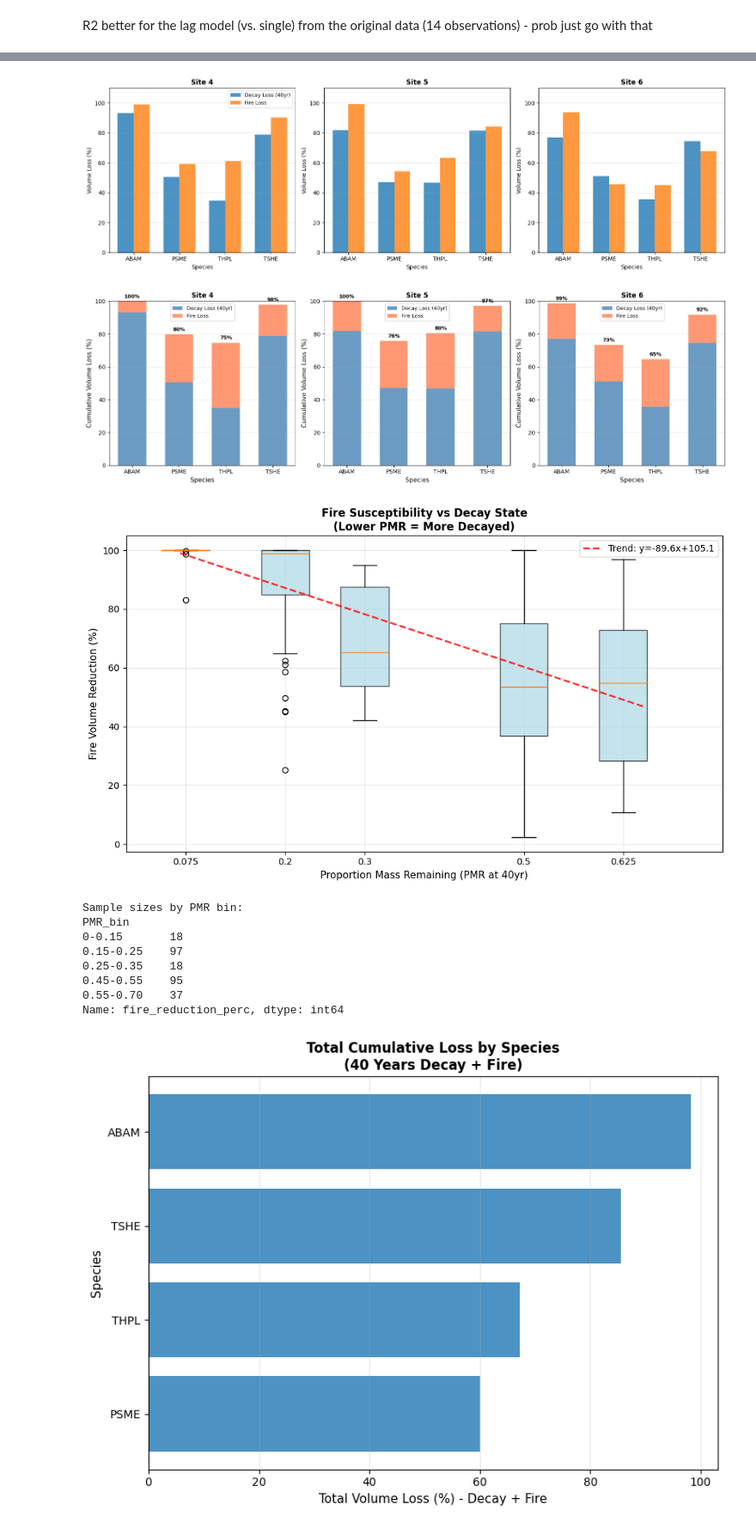
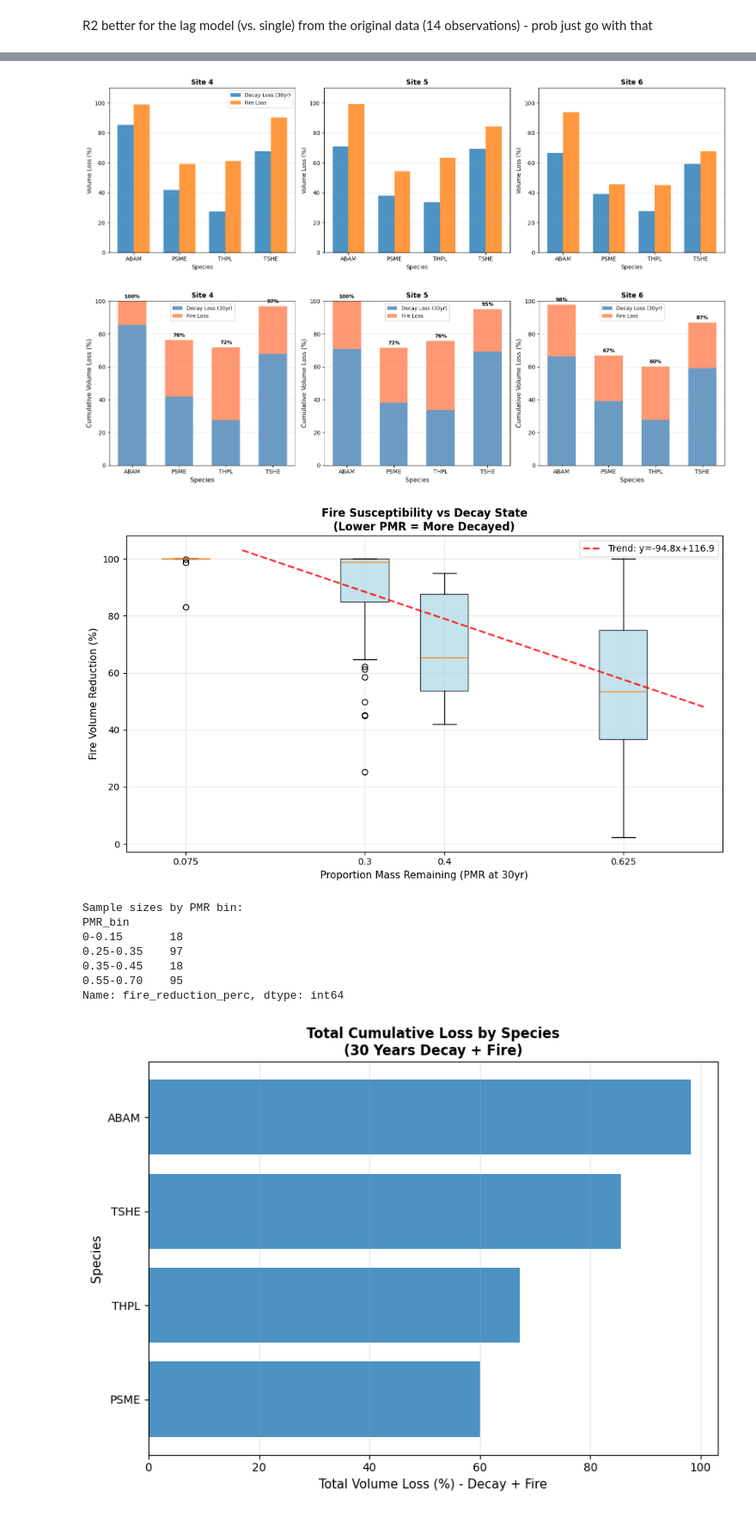
Before and after one commit to hayleypc/OR-Lookout_Fire, a Jupyter notebook: log_decomp_decay_modeling.ipynb, the cells around one changed output, grey strips where cells are left out. Shown at 86% size. Drawn from its saved outputs; the diff is of its cells as text; code cells hidden in the pictures.

```diff
--- a/log_decomp_decay_modeling.ipynb
+++ b/log_decomp_decay_modeling.ipynb
@@ -399,16 +399,16 @@ decay_site = df[(df['SITE'].isin(['1', '2', '3', '4', '5', '6'])) &
                  (df['SUBTYPE'] == 'X') &
                  (df['EQN_FORM'] == 'LAG')].copy()
 
-# Calculate PMR at 40 years
-t = 40
-decay_site['PMR_40yr'] = 1 - (1 - np.exp(-decay_site['DECAY_RATE'] * t))**decay_site['LAG']
+# Calculate PMR at 30 years
+t = 30
+decay_site['PMR_30yr'] = 1 - (1 - np.exp(-decay_site['DECAY_RATE'] * t))**decay_site['LAG']
 
 # Create a merge key
 decay_site['site'] = decay_site['SITE'].astype(int)
 decay_site['species'] = decay_site['LOG_SPECIES']
 
 # Merge with volume data
-merged = vol.merge(decay_site[['site', 'species', 'PMR_40yr', 'DECAY_RATE', 'LAG']],
+merged = vol.merge(decay_site[['site', 'species', 'PMR_30yr', 'DECAY_RATE', 'LAG']],
                    on=['site', 'species'],
                    how='left')
 
@@ -416,6 +416,6 @@ print("Merged dataset columns:")
 print(merged.columns.tolist())
 print("\nFirst few rows:")
 print(merged[['site', 'log_id', 'species', 'vol_init_m3', 'prefire_vol_m3',
-              'fire_reduction_perc', 'PMR_40yr']].head(10))
+              'fire_reduction_perc', 'PMR_30yr']].head(10))
 # %% [output]
 Merged dataset columns:
@@ -438,7 +438,7 @@ First few rows:
 # %%
 # Does the decay model predict prefire volume?
-merged['predicted_vol_40yr'] = merged['vol_init_m3'] * merged['PMR_40yr']
-merged['prediction_error'] = merged['prefire_vol_m3'] - merged['predicted_vol_40yr']
+merged['predicted_vol_30yr'] = merged['vol_init_m3'] * merged['PMR_30yr']
+merged['prediction_error'] = merged['prefire_vol_m3'] - merged['predicted_vol_30yr']
 merged['prediction_error_perc'] = (merged['prediction_error'] / merged['vol_init_m3']) * 100
 
 print("\n" + "="*80)
@@ -450,9 +450,9 @@ for species in sorted(merged['species'].dropna().unique()):
     print(f"\n{'='*80}")
     print(f"SPECIES: {species}")
     print('='*80)
-    species_data = merged[merged['species'] == species][['vol_init_m3', 'predicted_vol_40yr',
+    species_data = merged[merged['species'] == species][['vol_init_m3', 'predicted_vol_30yr',
                                                           'prefire_vol_m3', 'prediction_error',
-                                                          'prediction_error_perc', 'PMR_40yr']]
+                                                          'prediction_error_perc', 'PMR_30yr']]
     print(species_data.describe())
     print(f"\nNumber of logs: {len(species_data)}")
 
@@ -461,9 +461,9 @@ for species in sorted(merged['species'].dropna().unique()):
 print("\n" + "="*80)
 print("SIMPLIFIED SUMMARY: Mean Values by Species")
 print("="*80)
-simple_summary = merged.groupby('species')[['vol_init_m3', 'predicted_vol_40yr',
+simple_summary = merged.groupby('species')[['vol_init_m3', 'predicted_vol_30yr',
                                              'prefire_vol_m3', 'prediction_error',
-                                             'PMR_40yr']].mean()
+                                             'PMR_30yr']].mean()
 simple_summary['n_logs'] = merged.groupby('species').size()
 pd.options.display.float_format = '{:.4f}'.format
 print(simple_summary)
@@ -584,6 +584,6 @@ plt.show()
 # %%
 # Decay loss vs Fire loss
-merged['decay_loss_perc'] = (1 - merged['PMR_40yr']) * 100
+merged['decay_loss_perc'] = (1 - merged['PMR_30yr']) * 100
 merged['total_loss_perc'] = ((merged['vol_init_m3'] - (merged['prefire_vol_m3'] - merged['fire_vol_reduction_m3']))
                               / merged['vol_init_m3']) * 100
 
@@ -699,7 +699,7 @@ for idx, site in enumerate(sites):
         decay_means = site_data['decay_loss_perc']
         fire_means = site_data['fire_reduction_perc']
 
-        ax.bar(x - width/2, decay_means, width, label='Decay Loss (40yr)', alpha=0.8)
+        ax.bar(x - width/2, decay_means, width, label='Decay Loss (30yr)', alpha=0.8)
         ax.bar(x + width/2, fire_means, width, label='Fire Loss', alpha=0.8)
 
         ax.set_xlabel('Species', fontsize=10)
@@ -718,17 +718,17 @@ for idx, site in enumerate(sites):
 plt.tight_layout()
 plt.show()
 # %% [output]
-[figure, old version]
+[figure, new version]
 # %%
 # Calculate total cumulative loss
 # Start with initial volume, apply decay, then apply fire to what remains
 
-# After decay: initial_vol * PMR_40yr (what's left after decay)
+# After decay: initial_vol * PMR_30yr (what's left after decay)
 # After fire: remaining_vol * (1 - fire_loss_proportion)
-# Total remaining: initial_vol * PMR_40yr * (1 - fire_loss_proportion)
+# Total remaining: initial_vol * PMR_30yr * (1 - fire_loss_proportion)
 # Total loss: 100 - (total remaining / initial * 100)
 
-merged['vol_after_decay'] = merged['vol_init_m3'] * merged['PMR_40yr']
+merged['vol_after_decay'] = merged['vol_init_m3'] * merged['PMR_30yr']
 merged['fire_loss_proportion'] = merged['fire_vol_reduction_m3'] / merged['prefire_vol_m3']
 merged['vol_after_fire'] = merged['vol_after_decay'] * (1 - merged['fire_loss_proportion'])
 merged['total_cumulative_loss_perc'] = ((merged['vol_init_m3'] - merged['vol_after_fire']) / merged['vol_init_m3']) * 100
@@ -754,7 +754,7 @@ for idx, site in enumerate(sites):
         fire_contribution = total_loss - decay_loss  # Fire's contribution to total loss
 
         # Stacked bars
-        ax.bar(x, decay_loss, width, label='Decay Loss (40yr)', alpha=0.8, color='steelblue')
+        ax.bar(x, decay_loss, width, label='Decay Loss (30yr)', alpha=0.8, color='steelblue')
         ax.bar(x, fire_contribution, width, bottom=decay_loss, label='Fire Loss', alpha=0.8, color='coral')
 
         ax.set_xlabel('Species', fontsize=11)
@@ -774,13 +774,13 @@ for idx, site in enumerate(sites):
 plt.tight_layout()
 plt.show()
 # %% [output]
-[figure, old version]
+[figure, new version]
 # %%
 # Fire damage vs decay state
 fig, ax = plt.subplots(figsize=(10, 6))
 
 # Create bins for PMR values
-merged['PMR_bin'] = pd.cut(merged['PMR_40yr'],
+merged['PMR_bin'] = pd.cut(merged['PMR_30yr'],
                             bins=[0, 0.15, 0.25, 0.35, 0.45, 0.55, 0.70],
                             labels=['0-0.15', '0.15-0.25', '0.25-0.35', '0.35-0.45', '0.45-0.55', '0.55-0.70'])
 
@@ -800,45 +800,44 @@ for bin_label in merged['PMR_bin'].cat.categories:
         bin_centers.append(bin_center)
 
 # Create boxplots
 bp = ax.boxplot(boxplot_data, positions=bin_centers, widths=0.06,
                 patch_artist=True, showfliers=True)
 
 # Color the boxes
 for patch in bp['boxes']:
     patch.set_facecolor('lightblue')
     patch.set_alpha(0.7)
 
 # Add trendline using all data points
-z = np.polyfit(merged['PMR_40yr'].dropna(),
-               merged['fire_reduction_perc'][merged['PMR_40yr'].notna()], 1)
+z = np.polyfit(merged['PMR_30yr'].dropna(),
+               merged['fire_reduction_perc'][merged['PMR_30yr'].notna()], 1)
 p = np.poly1d(z)
-pmr_range = np.linspace(merged['PMR_40yr'].min(), merged['PMR_40yr'].max(), 100)
+pmr_range = np.linspace(merged['PMR_30yr'].min(), merged['PMR_30yr'].max(), 100)
 ax.plot(pmr_range, p(pmr_range), "r--", linewidth=2, alpha=0.8,
         label=f'Trend: y={z[0]:.1f}x+{z[1]:.1f}')
 
-ax.set_xlabel('Proportion Mass Remaining (PMR at 40yr)', fontsize=11)
+ax.set_xlabel('Proportion Mass Remaining (PMR at 30yr)', fontsize=11)
 ax.set_ylabel('Fire Volume Reduction (%)', fontsize=11)
 ax.set_title('Fire Susceptibility vs Decay State\n(Lower PMR = More Decayed)',
               fontsize=12, fontweight='bold')
 ax.legend()
 ax.grid(True, alpha=0.3)
 ax.set_xlim(0, 0.75)
 
 plt.tight_layout()
 plt.show()
 
 # Print sample sizes for each bin
 print("\nSample sizes by PMR bin:")
 print(merged.groupby('PMR_bin', observed=True)['fire_reduction_perc'].count())
 # %% [output]
-[figure, old version]
+[figure, new version]
 Sample sizes by PMR bin:
 PMR_bin
 0-0.15       18
-0.15-0.25    97
-0.25-0.35    18
-0.45-0.55    95
-0.55-0.70    37
+0.25-0.35    97
+0.35-0.45    18
+0.55-0.70    95
 Name: fire_reduction_perc, dtype: int64
 # %%
 # Total cumulative loss by species
```
Also changed, not shown: parts of 21 cells of this notebook.
